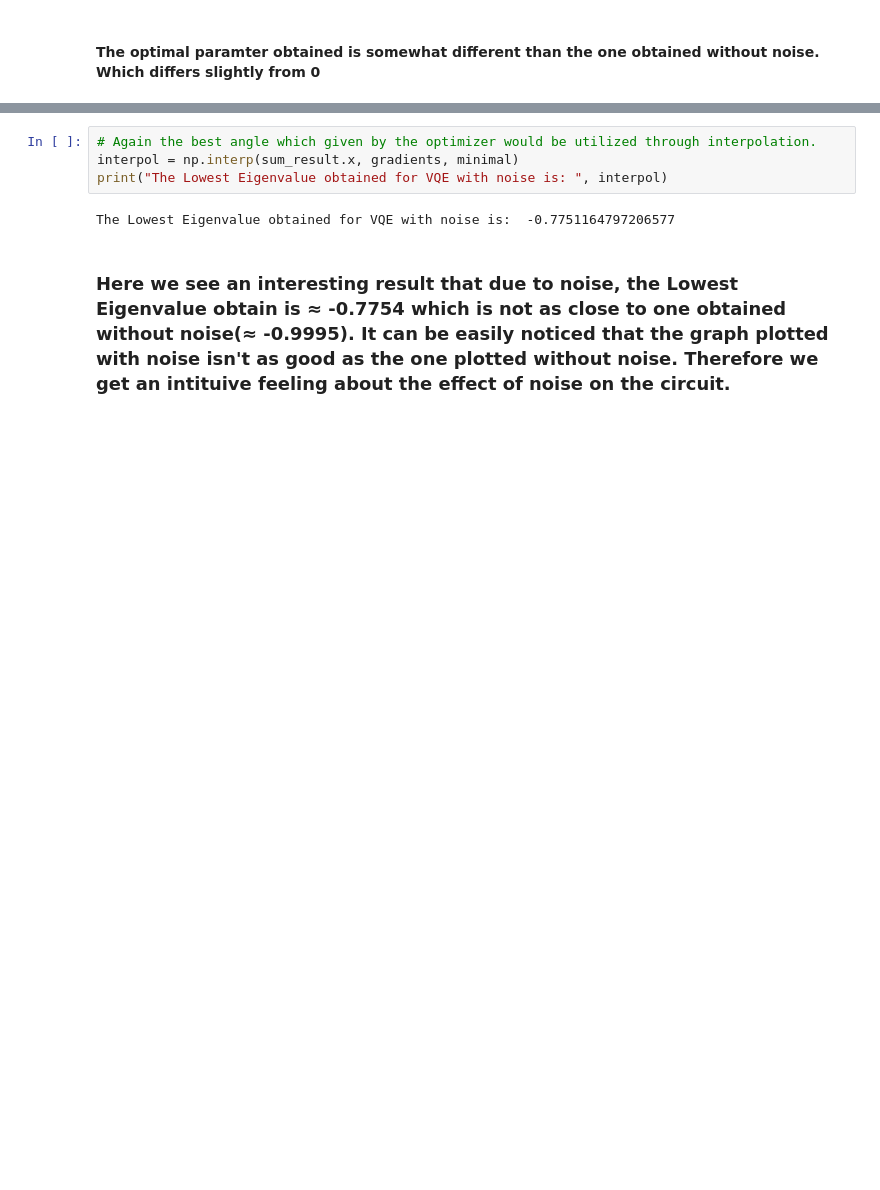
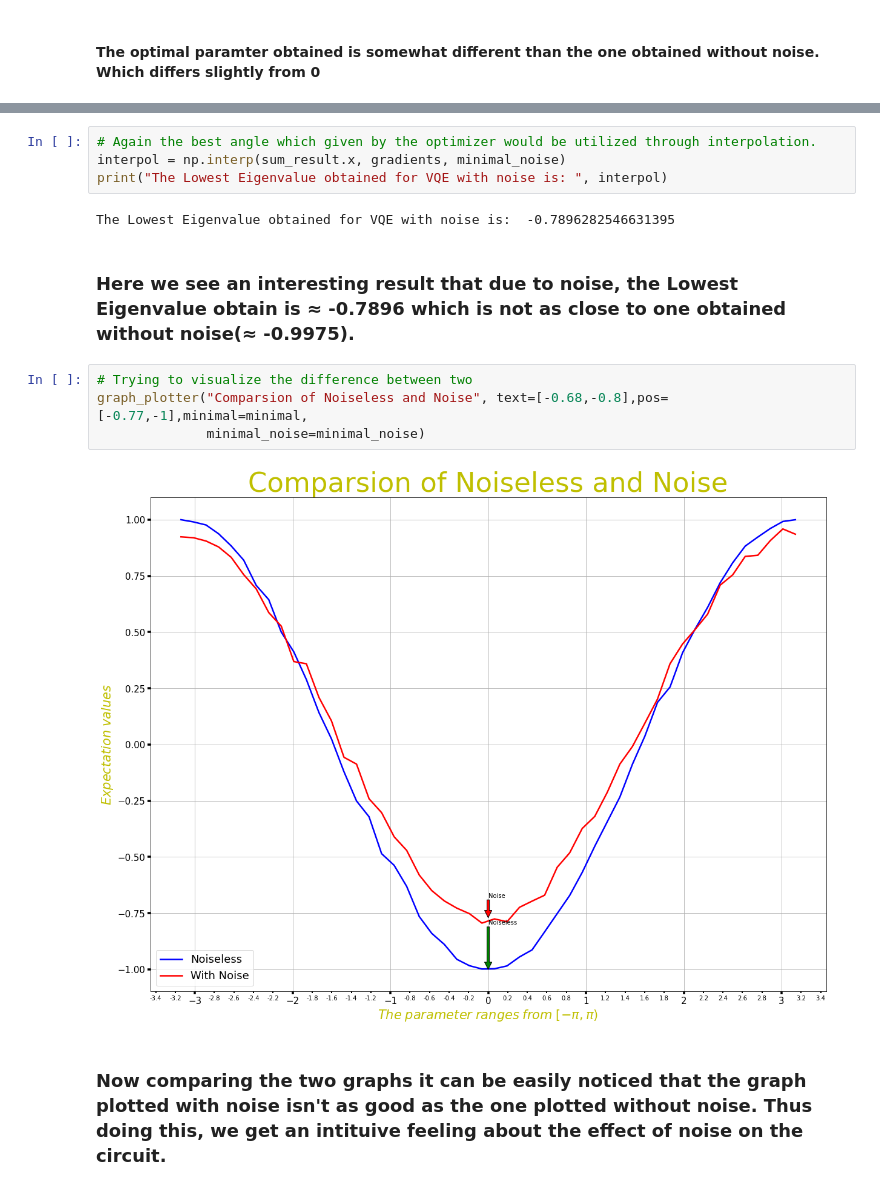
Before and after one commit to Hirmay/QOSF, a Jupyter notebook: Task4_Finding_lowest_eigenvalue.ipynb, the cells around one changed output, grey strips where cells are left out. Saved outputs shown, nothing was run; the diff lists cells and outputs as text; blank space fills up the shorter version.

```diff
--- a/Task4_Finding_lowest_eigenvalue.ipynb
+++ b/Task4_Finding_lowest_eigenvalue.ipynb
@@ -269,8 +282,16 @@ graph_plotter("VQE WITH NOISE", -0.68,-0.77)
 # %%
 # Again the best angle which given by the optimizer would be utilized through interpolation.
-interpol = np.interp(sum_result.x, gradients, minimal)
+interpol = np.interp(sum_result.x, gradients, minimal_noise)
 print("The Lowest Eigenvalue obtained for VQE with noise is: ", interpol)
 # %% [output]
-The Lowest Eigenvalue obtained for VQE with noise is:  -0.7751164797206577
+The Lowest Eigenvalue obtained for VQE with noise is:  -0.7896282546631395
+# %% [markdown]
+### Here we see an interesting result that due to noise, the Lowest Eigenvalue obtain is &asymp; -0.7896 which is not as close to one obtained without noise(&asymp; -0.9975).
+# %%
+# Trying to visualize the difference between two
+graph_plotter("Comparsion of Noiseless and Noise", text=[-0.68,-0.8],pos=[-0.77,-1],minimal=minimal,
+              minimal_noise=minimal_noise)
+# %% [output]
+[figure, added]
 # %% [markdown]
-### Here we see an interesting result that due to noise, the Lowest Eigenvalue obtain is &asymp; -0.7754 which is not as close to one obtained without noise(&asymp; -0.9995). It can be easily noticed that the graph plotted with noise isn't as good as the one plotted without noise. Therefore we get an intituive feeling about the effect of noise on the circuit.
+### Now comparing the two graphs it can be easily noticed that the graph plotted with noise isn't as good as the one plotted without noise. Thus doing this, we get an intituive feeling about the effect of noise on the circuit.
```
Also changed, not shown: parts of 9 cells of this notebook.
